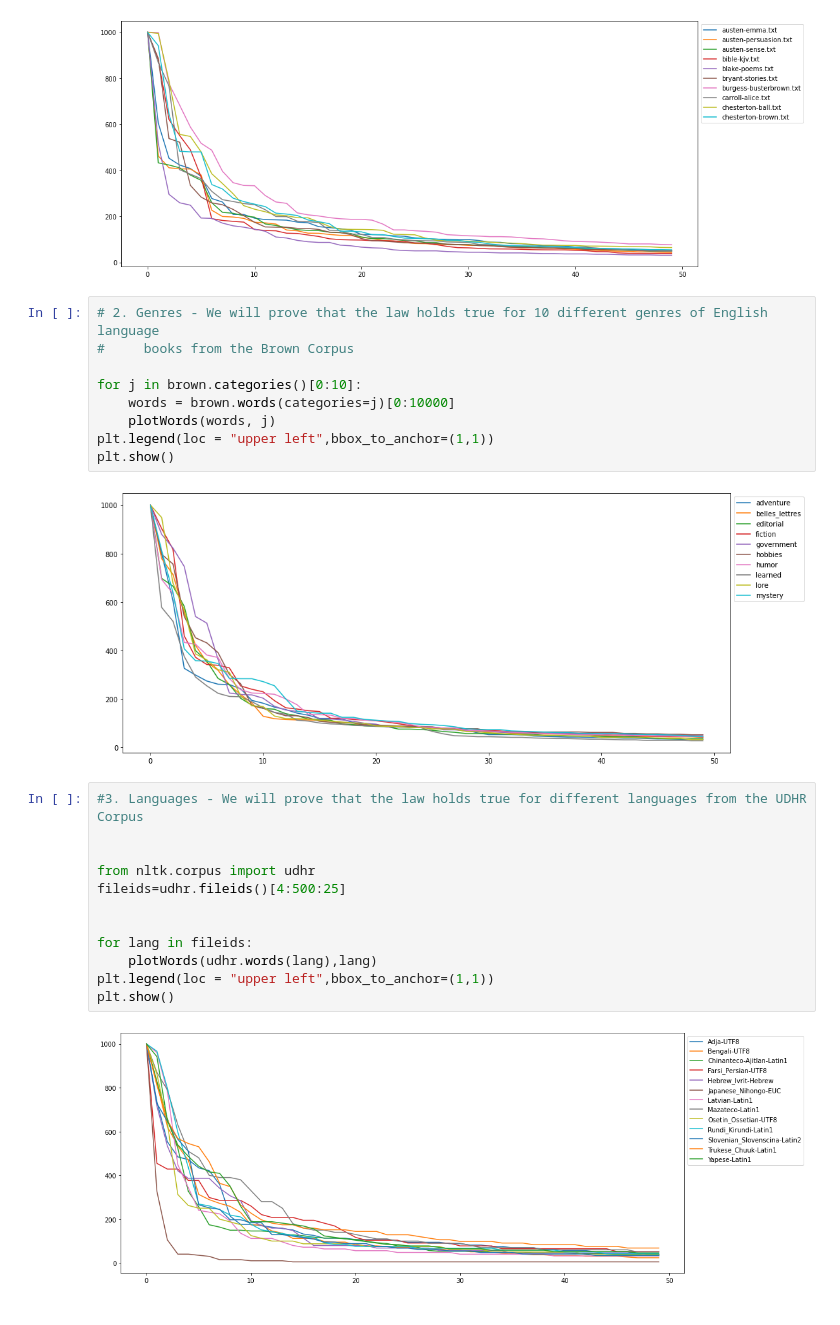
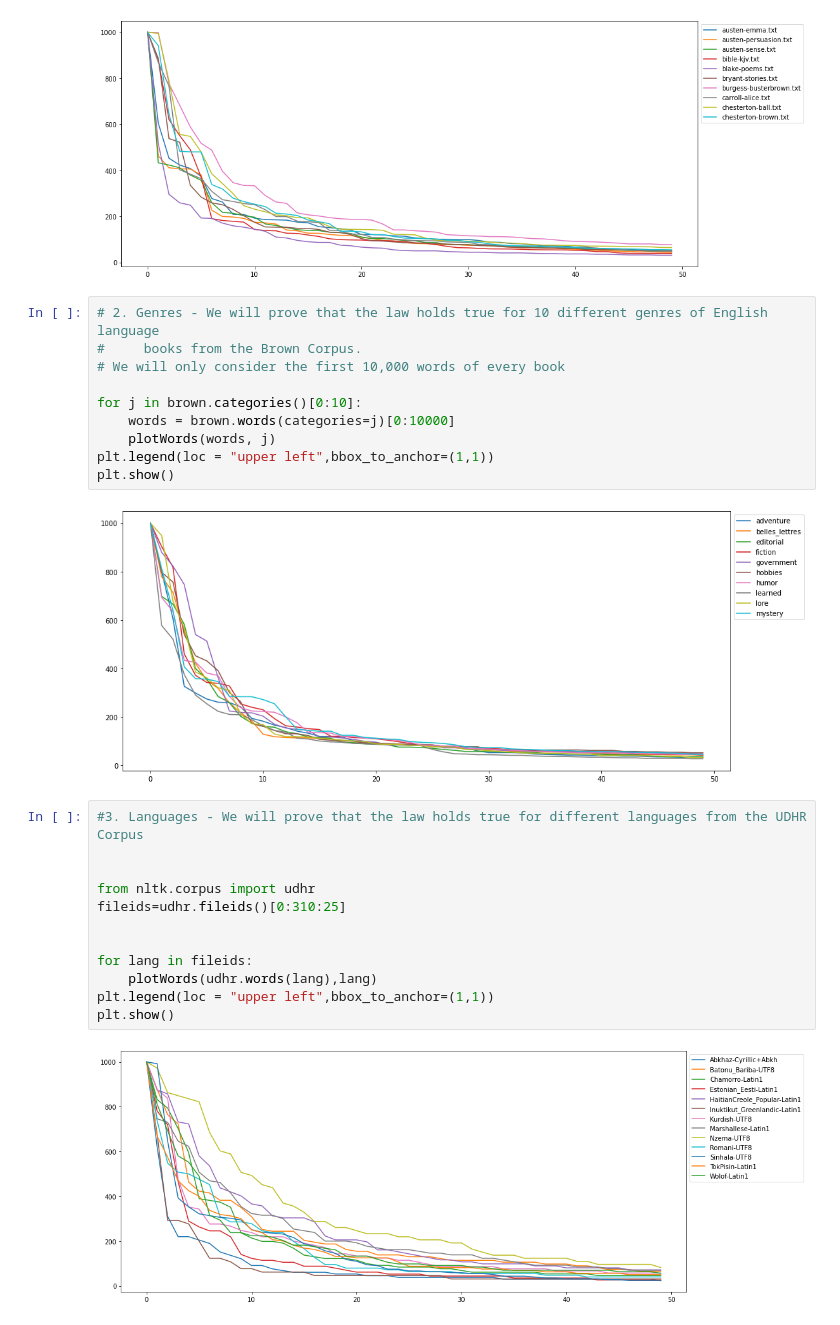
Before and after one commit to snag12/zipfslaw, a Jupyter notebook: Zipf's Law.ipynb, the cells around one changed output. Saved outputs shown, nothing was run; the diff lists cells and outputs as text.

```diff
--- a/Zipf's Law.ipynb
+++ b/Zipf's Law.ipynb
@@ -87,7 +91,8 @@ plt.show()
 [figure]
 # %%
 # 2. Genres - We will prove that the law holds true for 10 different genres of English language
-#     books from the Brown Corpus
+#     books from the Brown Corpus.
+# We will only consider the first 10,000 words of every book
 
 for j in brown.categories()[0:10]:
     words = brown.words(categories=j)[0:10000]
@@ -99,14 +104,14 @@ plt.show()
 # %%
 #3. Languages - We will prove that the law holds true for different languages from the UDHR Corpus
 
 
 from nltk.corpus import udhr
-fileids=udhr.fileids()[4:500:25]
+fileids=udhr.fileids()[0:310:25]
 
 
 for lang in fileids:
     plotWords(udhr.words(lang),lang)
 plt.legend(loc = "upper left",bbox_to_anchor=(1,1))
 plt.show()
 # %% [output]
-[figure, old version]
+[figure, new version]
```
Also changed, not shown: parts of 2 cells of this notebook, 1 other file.
